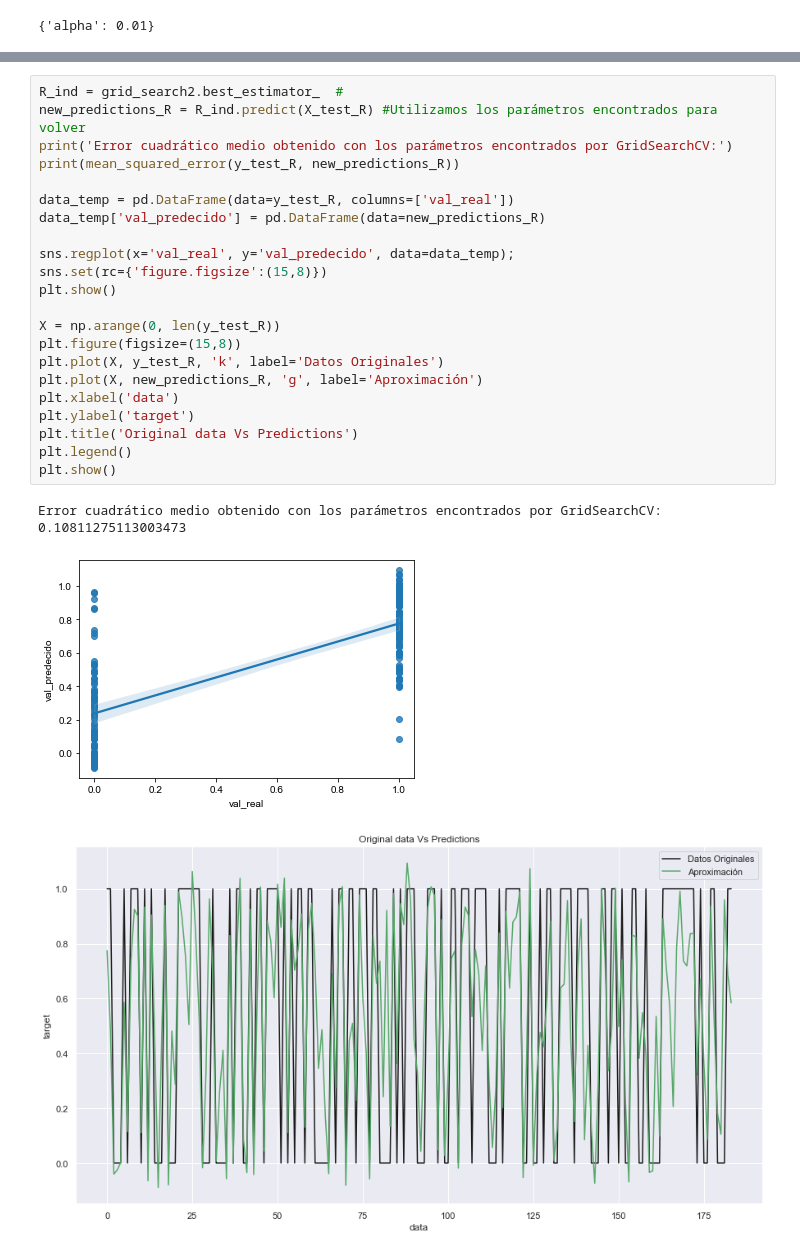
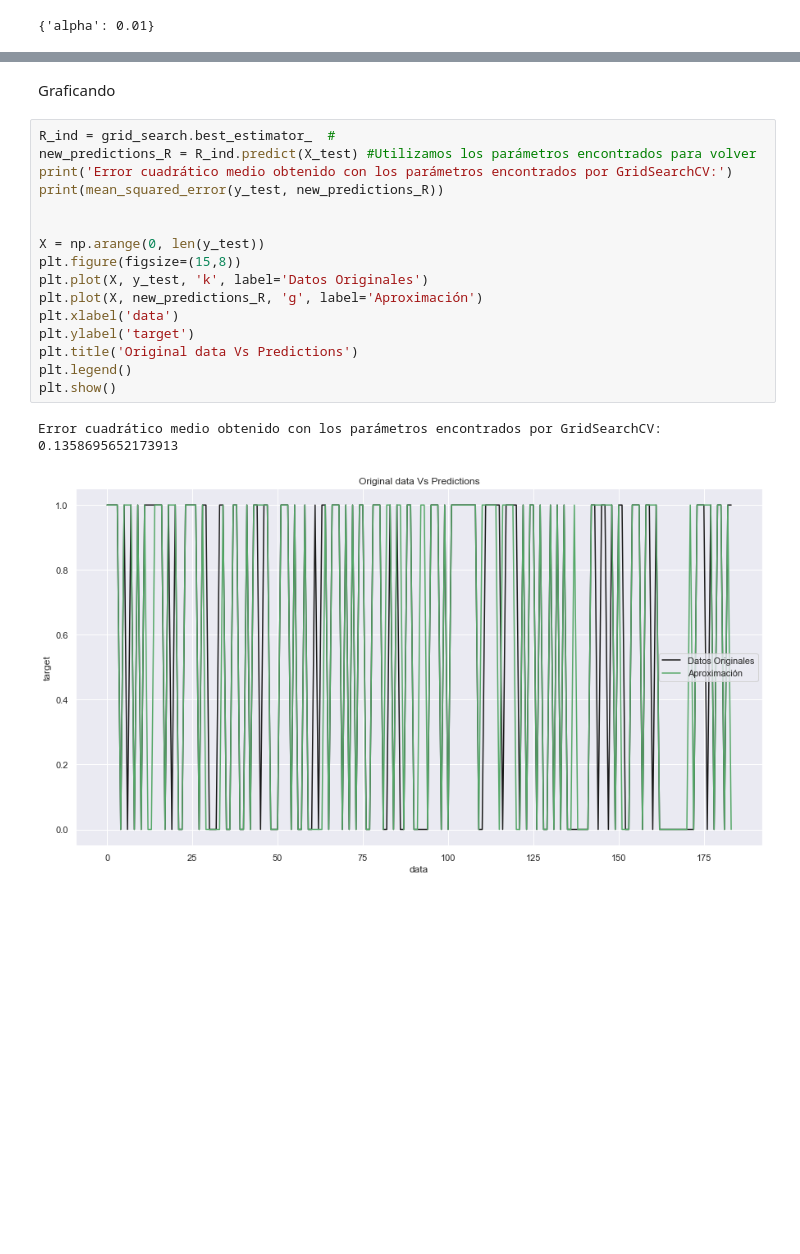
Before and after one commit to jsglen1/IAUnimag, a Jupyter notebook: ImplementacionFinal/heart_NN.ipynb, the cells around one changed output, grey strips where cells are left out. Cells and saved outputs as stored; diff of their text form; blank space fills up the shorter version.

```diff
--- a/ImplementacionFinal/heart_NN.ipynb
+++ b/ImplementacionFinal/heart_NN.ipynb
@@ -331,27 +268,22 @@ Ahora vamos a graficar los resultados obtenidos. En la gráfica se podrá observ
+# %% [markdown]
+Graficando
 # %%
-R_ind = grid_search2.best_estimator_  #
-new_predictions_R = R_ind.predict(X_test_R) #Utilizamos los parámetros encontrados para volver
+R_ind = grid_search.best_estimator_  #
+new_predictions_R = R_ind.predict(X_test) #Utilizamos los parámetros encontrados para volver
 print('Error cuadrático medio obtenido con los parámetros encontrados por GridSearchCV:')
-print(mean_squared_error(y_test_R, new_predictions_R))
+print(mean_squared_error(y_test, new_predictions_R))
 
-data_temp = pd.DataFrame(data=y_test_R, columns=['val_real'])
-data_temp['val_predecido'] = pd.DataFrame(data=new_predictions_R)
 
-sns.regplot(x='val_real', y='val_predecido', data=data_temp);
-sns.set(rc={'figure.figsize':(15,8)})
-plt.show()
-
-X = np.arange(0, len(y_test_R))
+X = np.arange(0, len(y_test))
 plt.figure(figsize=(15,8))
-plt.plot(X, y_test_R, 'k', label='Datos Originales')
+plt.plot(X, y_test, 'k', label='Datos Originales')
 plt.plot(X, new_predictions_R, 'g', label='Aproximación')
 plt.xlabel('data')
 plt.ylabel('target')
 plt.title('Original data Vs Predictions')
 plt.legend()
 plt.show()
 # %% [output]
 Error cuadrático medio obtenido con los parámetros encontrados por GridSearchCV:
-0.10811275113003473
+0.1358695652173913
-[figure, old version]
+[figure, new version]
-[figure, removed]
```
Also changed, not shown: parts of 16 cells of this notebook, 3 other files.
